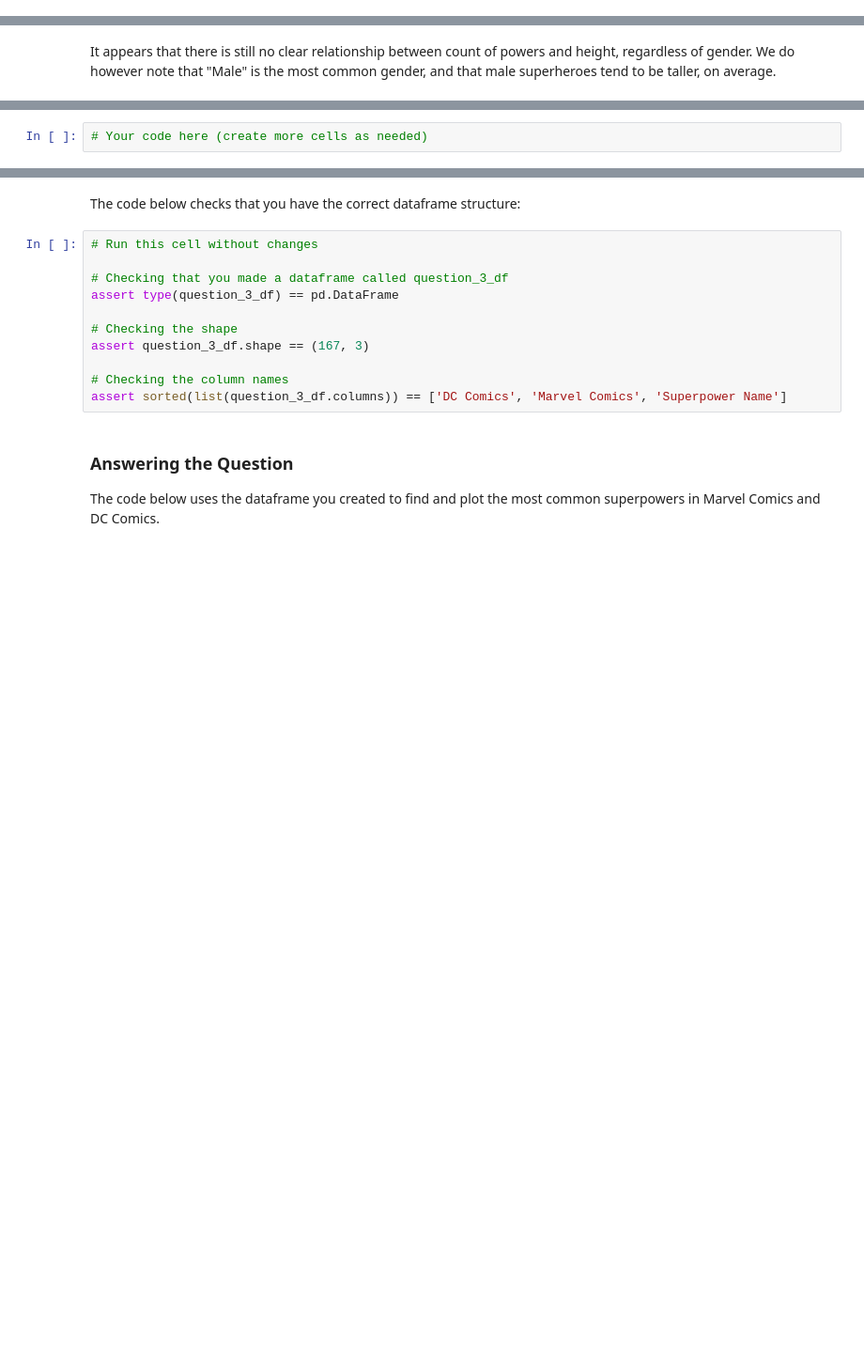
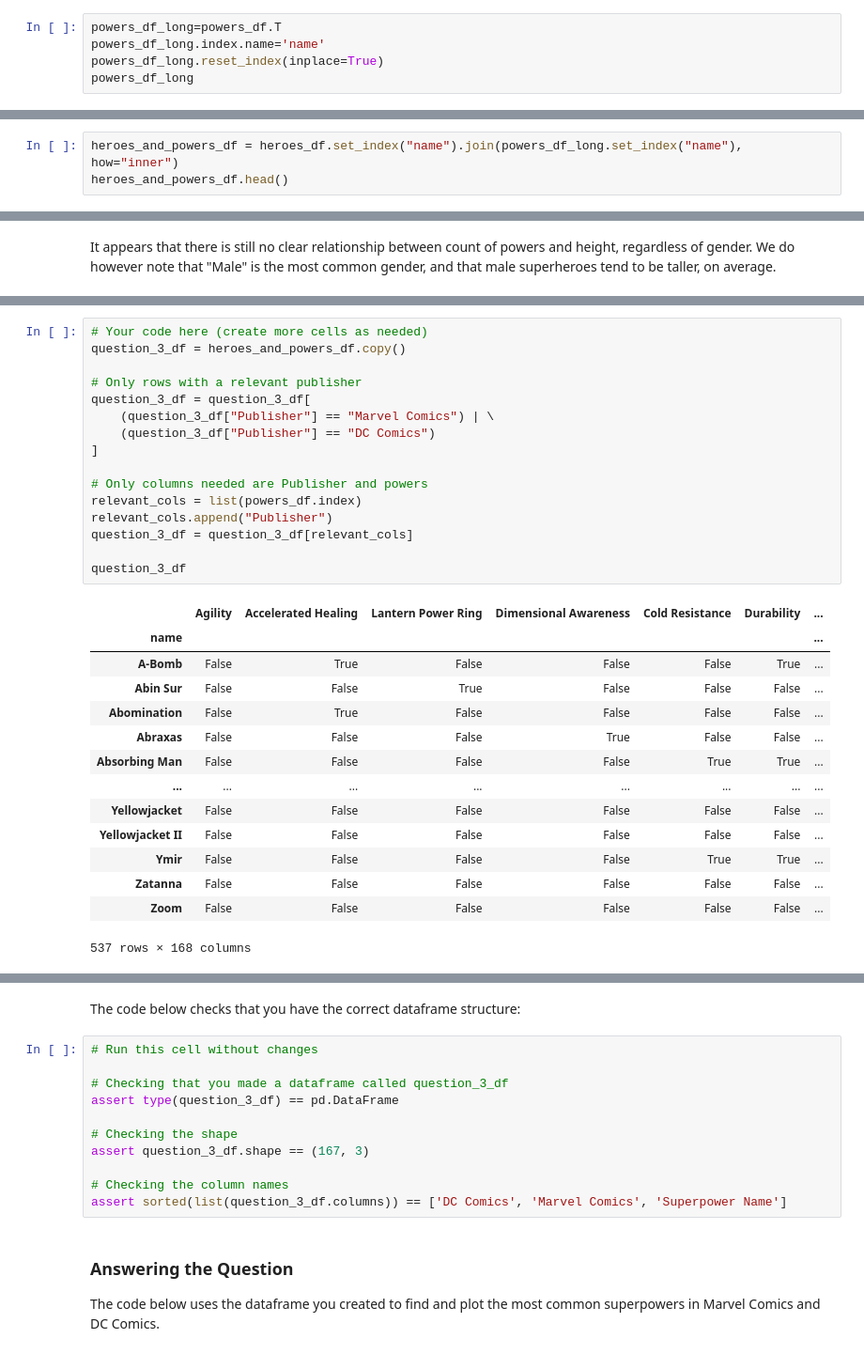
Before and after one commit to nkevin90/dsc-pandas-data-cleaning-lab, a Jupyter notebook: index.ipynb, the cells around one changed output, grey strips where cells are left out. Shown at 94% size. Saved outputs shown, nothing was run; the diff lists cells and outputs as text; blank space fills up the shorter version.

```diff
--- a/index.ipynb
+++ b/index.ipynb
@@ -437,0 +453,5 @@ In the cell below, create a new dataframe called `heroes_and_powers_df` that con
+# %%
+powers_df_long=powers_df.T
+powers_df_long.index.name='name'
+powers_df_long.reset_index(inplace=True)
+powers_df_long
@@ -437,0 +472,3 @@ In the cell below, create a new dataframe called `heroes_and_powers_df` that con
+# %%
+heroes_and_powers_df = heroes_df.set_index("name").join(powers_df_long.set_index("name"), how="inner")
+heroes_and_powers_df.head()
@@ -585,5 +676,34 @@ In other words, `question_3_df` should look like this:
 Don't worry if the rows or columns are in a different order, all that matters is that you have the right rows and columns with all the data.
 
 ***Hint:*** refer to the [documentation for `.groupby`](https://pandas.pydata.org/pandas-docs/stable/reference/api/pandas.DataFrame.groupby.html) and treat each publisher as a group.
-# %%
-# Your code here (create more cells as needed)
+# %%
+# Your code here (create more cells as needed)
+question_3_df = heroes_and_powers_df.copy()
+
+# Only rows with a relevant publisher
+question_3_df = question_3_df[
+    (question_3_df["Publisher"] == "Marvel Comics") | \
+    (question_3_df["Publisher"] == "DC Comics")
+]
+
+# Only columns needed are Publisher and powers
+relevant_cols = list(powers_df.index)
+relevant_cols.append("Publisher")
+question_3_df = question_3_df[relevant_cols]
+
+question_3_df
+# %% [output]
+|  | Agility | Accelerated Healing | Lantern Power Ring | Dimensional Awareness | Cold Resistance | Durability | ... |
+| name |  |  |  |  |  |  | ... |
+| A-Bomb | False | True | False | False | False | True | ... |
+| Abin Sur | False | False | True | False | False | False | ... |
+| Abomination | False | True | False | False | False | False | ... |
+| Abraxas | False | False | False | True | False | False | ... |
+| Absorbing Man | False | False | False | False | True | True | ... |
+| ... | ... | ... | ... | ... | ... | ... | ... |
+| Yellowjacket | False | False | False | False | False | False | ... |
+| Yellowjacket II | False | False | False | False | False | False | ... |
+| Ymir | False | False | False | False | True | True | ... |
+| Zatanna | False | False | False | False | False | False | ... |
+| Zoom | False | False | False | False | False | False | ... |
+537 rows × 168 columns
```
Also changed, not shown: parts of 25 cells of this notebook.
